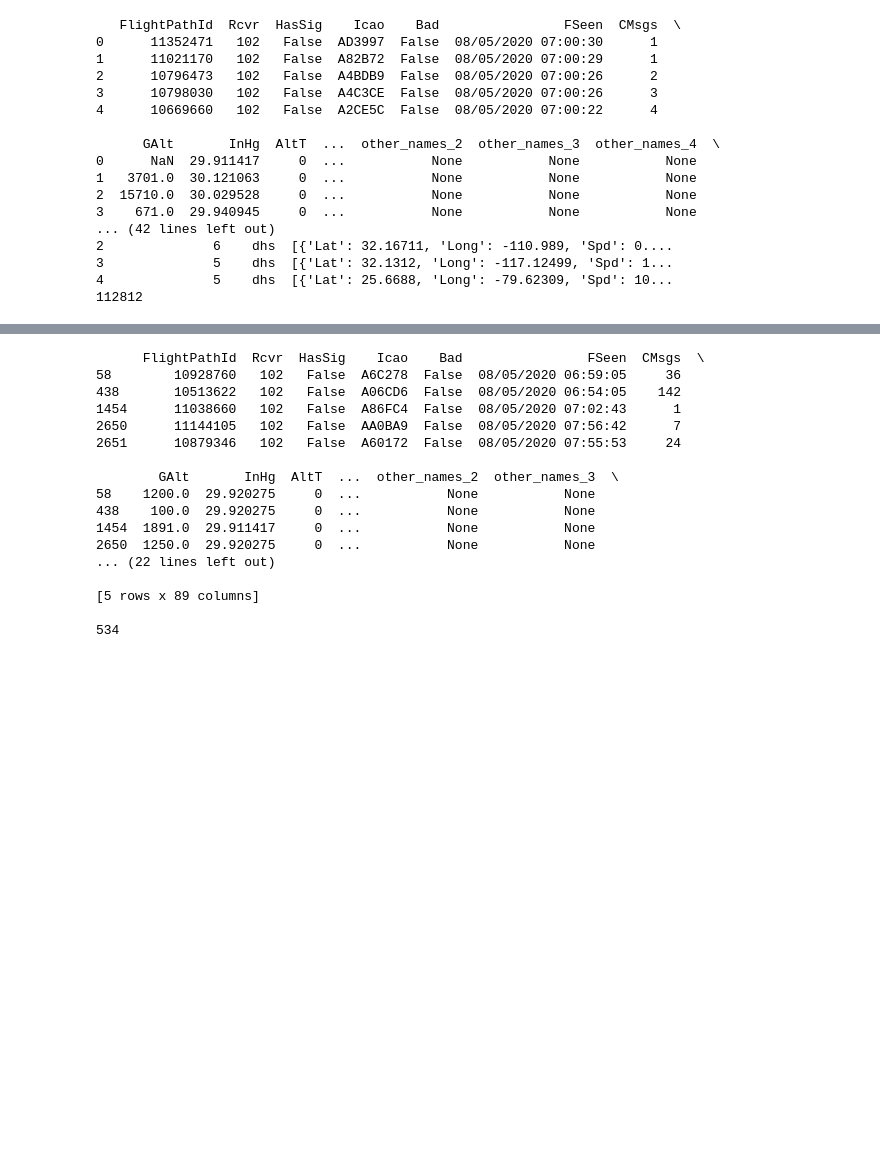
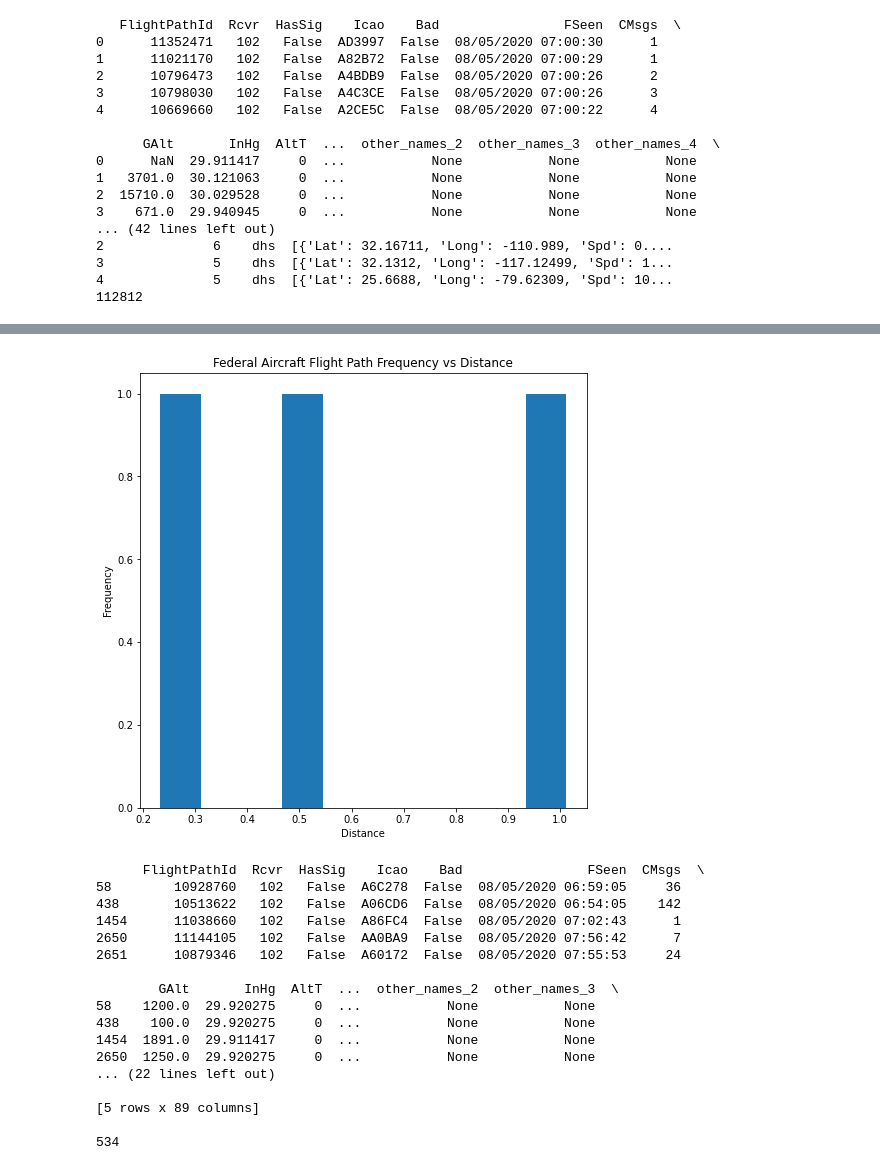
Before and after one commit to cw1521/CSC426-project, a Jupyter notebook: data-exploration3.ipynb, the cells around one changed output, grey strips where cells are left out. Drawn from its saved outputs; the diff is of its cells as text; code cells hidden in the pictures; blank space fills up the shorter version.

```diff
--- a/data-exploration3.ipynb
+++ b/data-exploration3.ipynb
@@ -200,3 +226,11 @@ plt.show()
+# %%
+plt.title("Federal Aircraft Flight Path Frequency vs Distance")
+plt.xlabel("Distance")
+plt.ylabel("Frequency")
+plt.hist(fedDistances)
+plt.show()
+# %% [output]
+[figure, added]
 # %%
 flightRows = pd.DataFrame(flightRows)
 fedRows = pd.DataFrame(fedRows)
```
Also changed, not shown: parts of 9 cells of this notebook.
